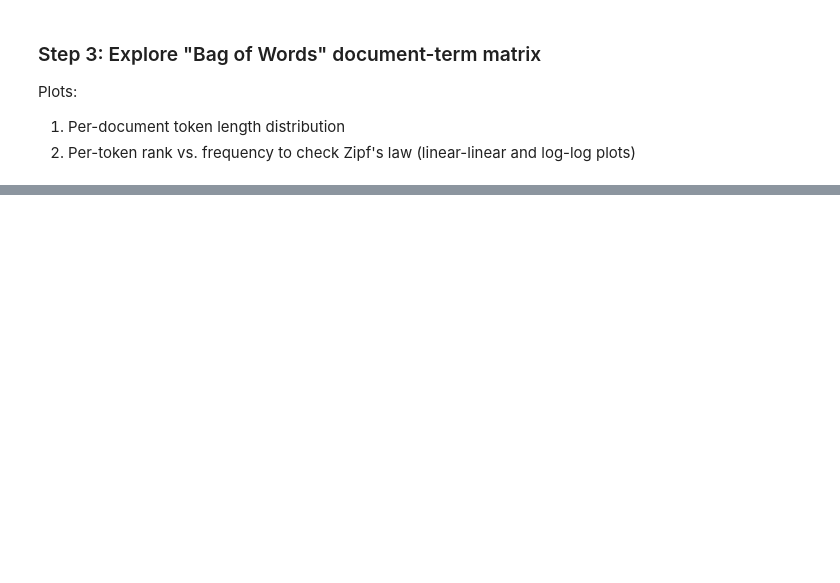
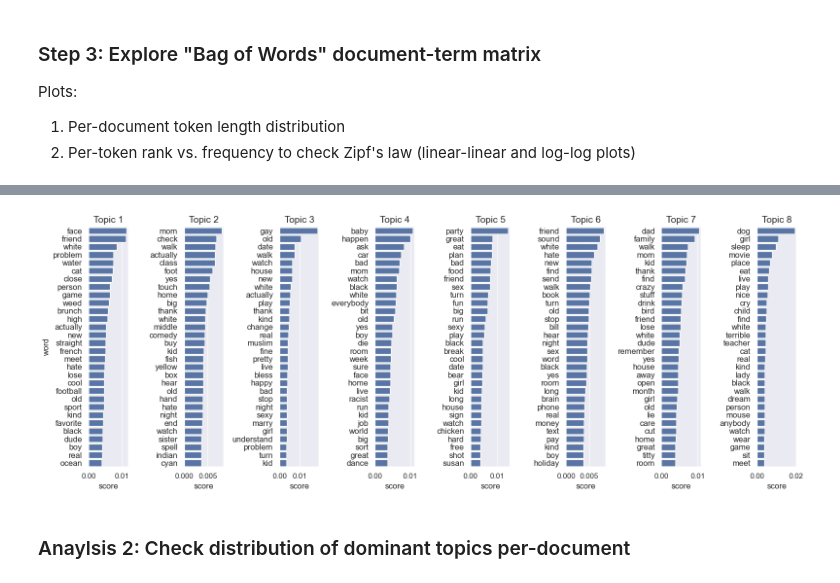
Before and after one commit to lonnychen/nlp_research_note, a Jupyter notebook: nlp_research_note.ipynb, the cells around one changed output, grey strips where cells are left out. Saved outputs shown, nothing was run; the diff lists cells and outputs as text; code cells hidden in the pictures; blank space fills up the shorter version.

```diff
--- a/nlp_research_note.ipynb
+++ b/nlp_research_note.ipynb
@@ -345,0 +336,11 @@ transcripts_bow_tuple[0]
+# %%
+%%time
+# SET initial number of topics
+k_topics=8
+# Instantiate and fit LDiA model on document-term BoW using default settings
+lda_doc_topics, lda_topic_words = fit_ldia_model(bow_csr=transcripts_bow_tuple[0],
+                                                 k_topics=k_topics,
+                                                 random_state=123
+                                                )
+lda_topic_words_norm = lda_topic_words / lda_topic_words.sum(axis=1)[:, None]
+lda_doc_topics.shape
@@ -345,0 +353,9 @@ transcripts_bow_tuple[0]
+# %%
+# Create list of per-topic DataFrames for top words and their scores
+n_top_words = 30
+df_topic_words_list = create_df_topic_words_list(n_top_words=n_top_words,
+                                                 topic_word_scores=lda_topic_words_norm,
+                                                 word_names=transcripts_bow_tuple[1]
+                                                )
+# Print lists of top words for INTERPRETATION of topics
+print_topic_words(df_topic_words_list)
@@ -345,0 +379,7 @@ transcripts_bow_tuple[0]
+# %%
+# Plot lists of top words for INTERPRETATION of topics
+plot_topic_words(df_topic_words_list)
+# %% [output]
+[figure, added]
+# %% [markdown]
+### Anaylsis 2: Check distribution of dominant topics per-document
```
Also changed, not shown: parts of 34 cells of this notebook, 5 other files.
